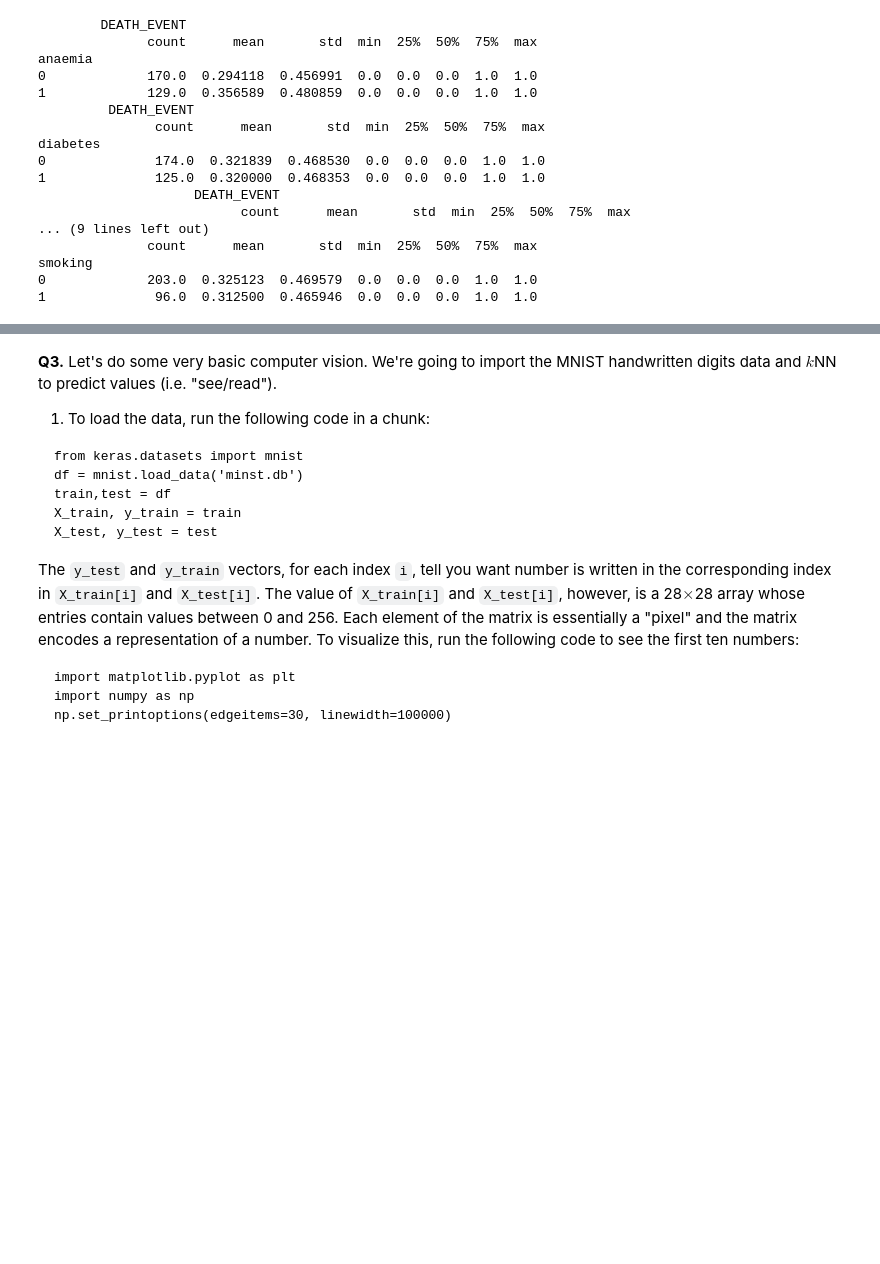
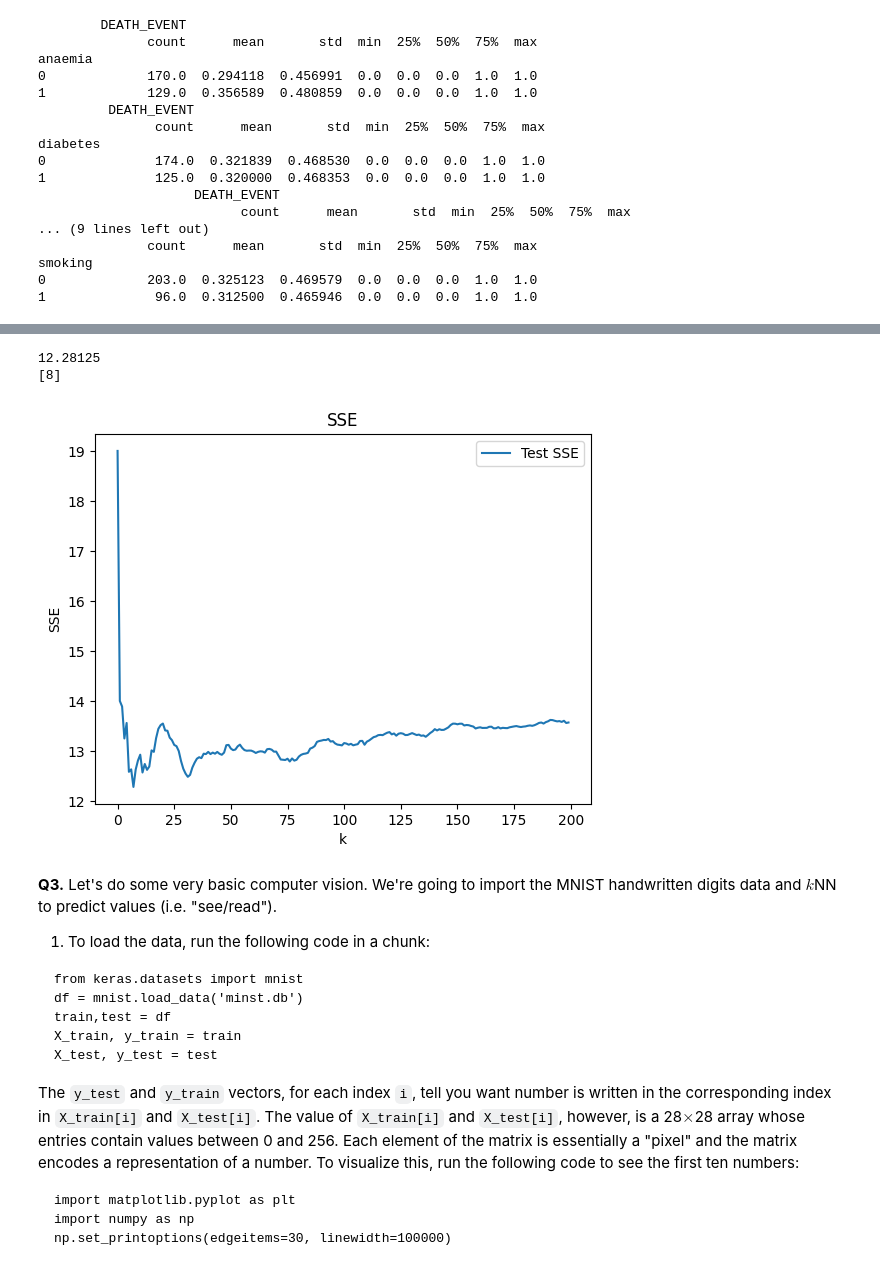
Before and after one commit to Catherine-Nguyen88/knn, a Jupyter notebook: assignment_knn.ipynb, the cells around one changed output, grey strips where cells are left out. Drawn from its saved outputs; the diff is of its cells as text; code cells hidden in the pictures; blank space fills up the shorter version.

```diff
--- a/assignment_knn.ipynb
+++ b/assignment_knn.ipynb
@@ -314,3 +405,34 @@ smoking
+# %%
+from sklearn.neighbors import KNeighborsRegressor
+
+k_bar = 200
+SSE = np.zeros(k_bar)
+SSE_on_train = np.zeros(k_bar)
+
+for k in range(k_bar):
+    model = KNeighborsRegressor(n_neighbors=k+1)
+    fitted_model = model.fit(X_train,y_train)
+    y_hat = fitted_model.predict(X_test)
+    SSE[k] = np.sum( (y_test-y_hat)**2 )
+    # y_hat = fitted_model.predict(X_train)
+    # SSE_on_train[k] = np.sum( (y_train2-y_hat)**2 )
+
+SSE_min = np.min(SSE)
+print(SSE_min)
+min_index = np.where(SSE==SSE_min)
+k_star = min_index[0]+1
+print(k_star)
+
+plt.plot(np.arange(0,k_bar),SSE,label='Test SSE') # Plot SSE by k
+plt.xlabel("k")
+plt.ylabel("SSE")
+plt.legend(loc='upper right')
+plt.title('SSE')
+plt.show()
+# %% [output]
+12.28125
+[8]
+[figure, added]
 # %% [markdown]
 **Q3.** Let's do some very basic computer vision. We're going to import the MNIST handwritten digits data and $k$NN to predict values (i.e. "see/read").
 
```
Also changed, not shown: parts of 12 cells of this notebook.
